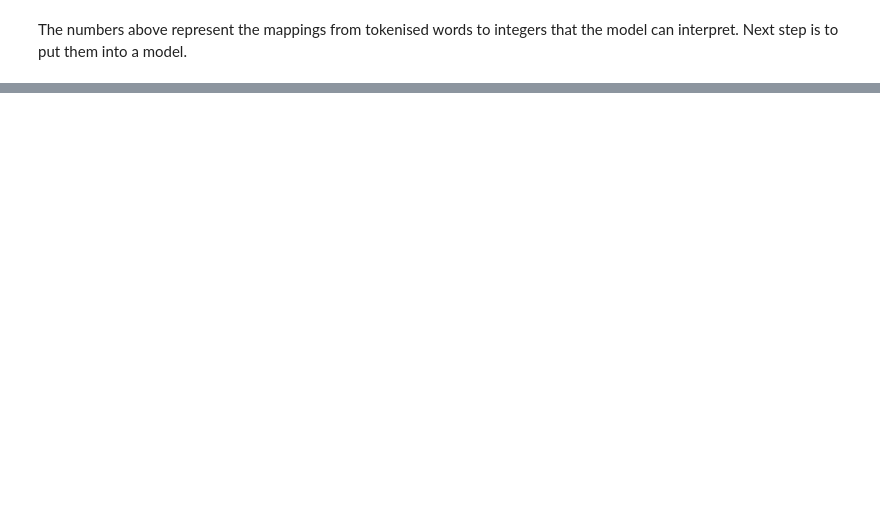
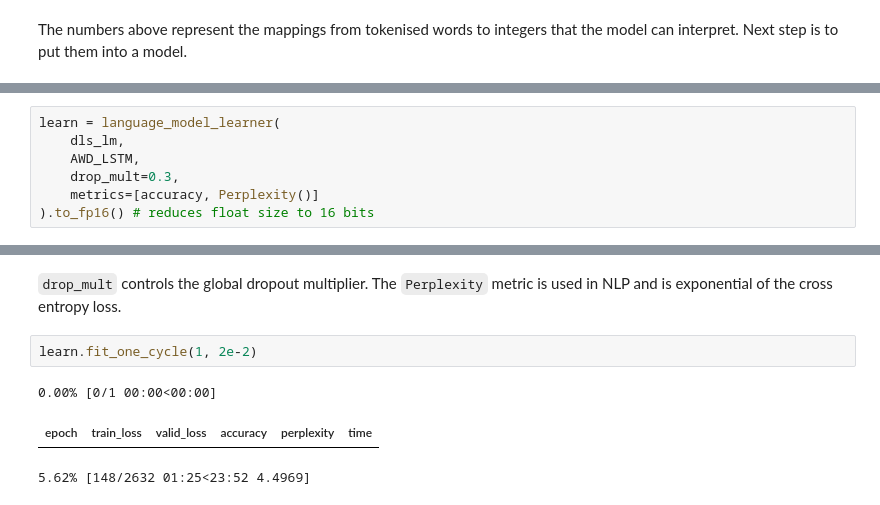
Before and after one commit to jacKlinc/movie_review_sentiment, a Jupyter notebook: notebooks/1_mdl_nlp_train_sentiment.ipynb, the cells around one changed output, grey strips where cells are left out. Cells and saved outputs as stored; diff of their text form; blank space fills up the shorter version.

```diff
--- a/notebooks/1_mdl_nlp_train_sentiment.ipynb
+++ b/notebooks/1_mdl_nlp_train_sentiment.ipynb
@@ -106,0 +137,7 @@ The numbers above represent the mappings from tokenised words to integers that t
+# %%
+learn = language_model_learner(
+    dls_lm,
+    AWD_LSTM,
+    drop_mult=0.3,
+    metrics=[accuracy, Perplexity()]
+).to_fp16() # reduces float size to 16 bits
@@ -106,0 +146,8 @@ The numbers above represent the mappings from tokenised words to integers that t
+# %% [markdown]
+`drop_mult` controls the global dropout multiplier. The `Perplexity` metric is used in NLP and is exponential of the cross entropy loss.
+# %%
+learn.fit_one_cycle(1, 2e-2)
+# %% [output]
+0.00% [0/1 00:00<00:00]
+| epoch | train_loss | valid_loss | accuracy | perplexity | time |
+5.62% [148/2632 01:25<23:52 4.4969]
```
Also changed, not shown: parts of 14 cells of this notebook.
